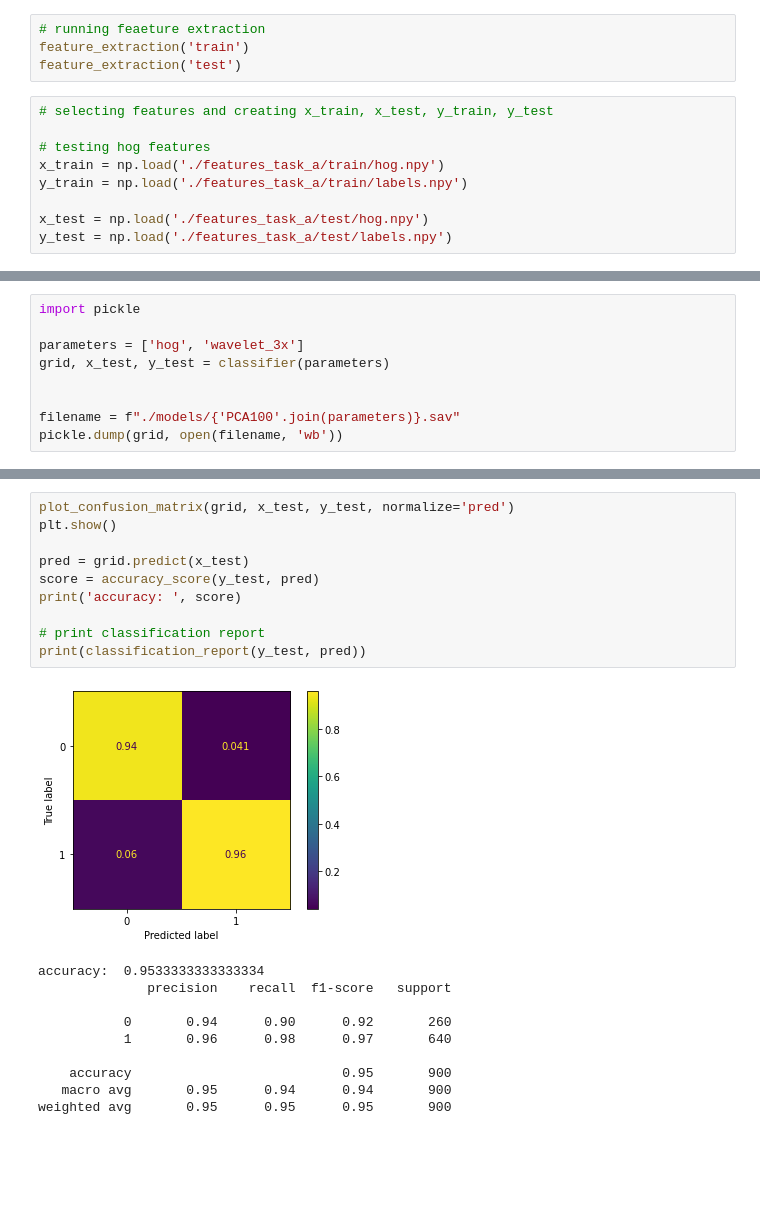
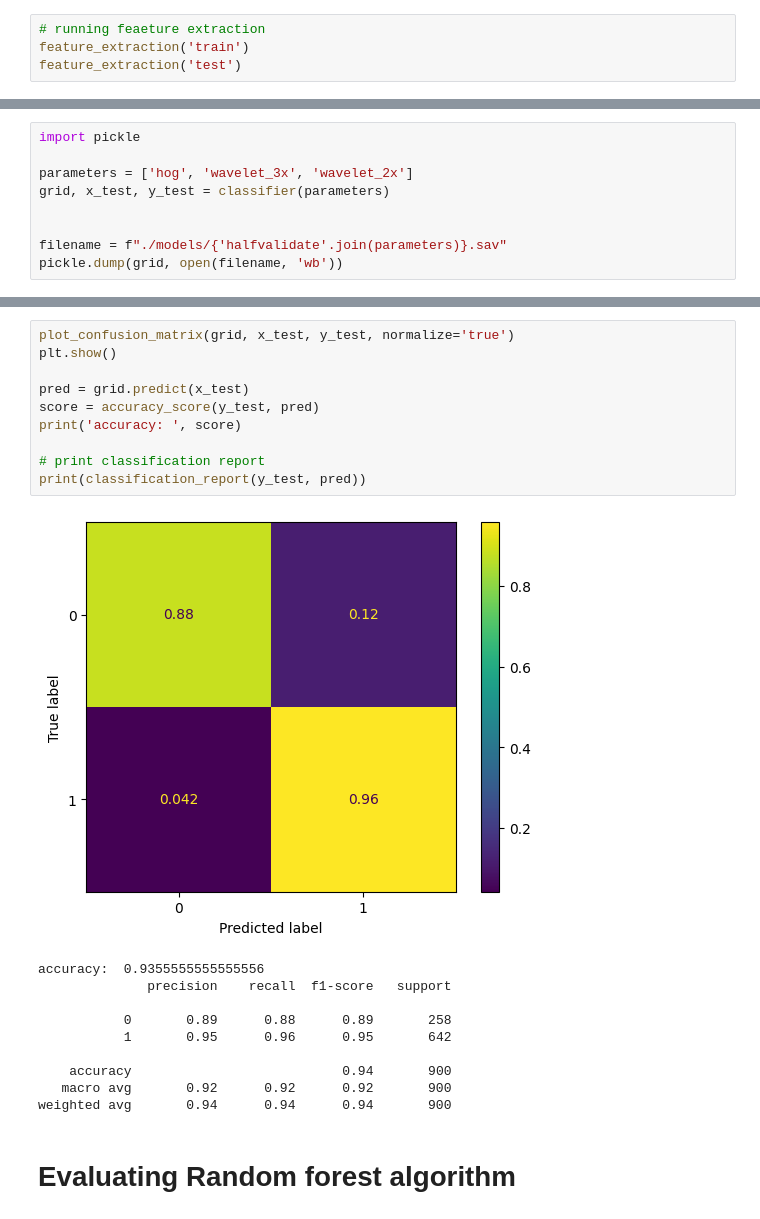
Before and after one commit to tobyloby12/AMLS-assignment, a Jupyter notebook: Task A.ipynb, the cells around one changed output, grey strips where cells are left out. Saved outputs shown, nothing was run; the diff lists cells and outputs as text; blank space fills up the shorter version.

Commit message:
publishing task a

```diff
--- a/Task A.ipynb
+++ b/Task A.ipynb
@@ -157,12 +173,3 @@ def feature_extraction(train_test):
 # running feaeture extraction
 feature_extraction('train')
 feature_extraction('test')
-# %%
-# selecting features and creating x_train, x_test, y_train, y_test
-
-# testing hog features
-x_train = np.load('./features_task_a/train/hog.npy')
-y_train = np.load('./features_task_a/train/labels.npy')
-
-x_test = np.load('./features_task_a/test/hog.npy')
-y_test = np.load('./features_task_a/test/labels.npy')
@@ -221,10 +246,10 @@ def classifier(features_selected):
 # %%
 import pickle
 
-parameters = ['hog', 'wavelet_3x']
+parameters = ['hog', 'wavelet_3x', 'wavelet_2x']
 grid, x_test, y_test = classifier(parameters)
 
 
-filename = f"./models/{'PCA100'.join(parameters)}.sav"
+filename = f"./models/{'halfvalidate'.join(parameters)}.sav"
 pickle.dump(grid, open(filename, 'wb'))
 # %% [output]
@@ -257,21 +283,23 @@ SVC(C=100, gamma=0.001)
 # %%
-plot_confusion_matrix(grid, x_test, y_test, normalize='pred')
+plot_confusion_matrix(grid, x_test, y_test, normalize='true')
 plt.show()
 
 pred = grid.predict(x_test)
 score = accuracy_score(y_test, pred)
 print('accuracy: ', score)
 
 # print classification report
 print(classification_report(y_test, pred))
 # %% [output]
-[figure, old version]
+[figure, new version]
-accuracy:  0.9533333333333334
+accuracy:  0.9355555555555556
               precision    recall  f1-score   support
 
-           0       0.94      0.90      0.92       260
-           1       0.96      0.98      0.97       640
+           0       0.89      0.88      0.89       258
+           1       0.95      0.96      0.95       642
 
-    accuracy                           0.95       900
-   macro avg       0.95      0.94      0.94       900
-weighted avg       0.95      0.95      0.95       900
+    accuracy                           0.94       900
+   macro avg       0.92      0.92      0.92       900
+weighted avg       0.94      0.94      0.94       900
+# %% [markdown]
+# Evaluating Random forest algorithm
```
Also changed, not shown: parts of 16 cells of this notebook, 10 other files.
